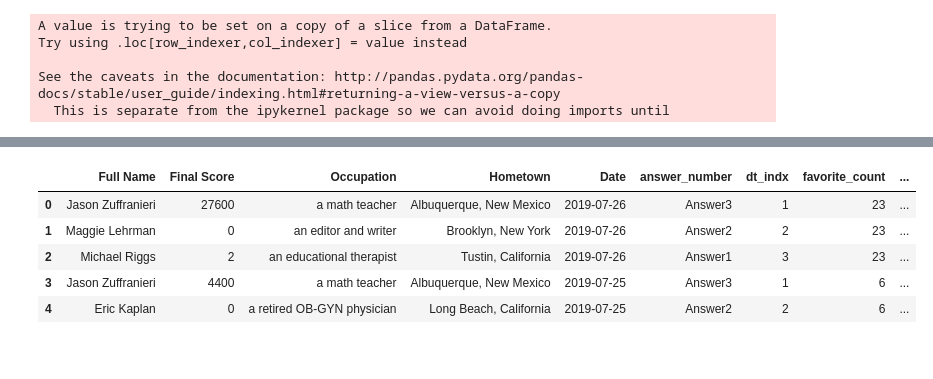
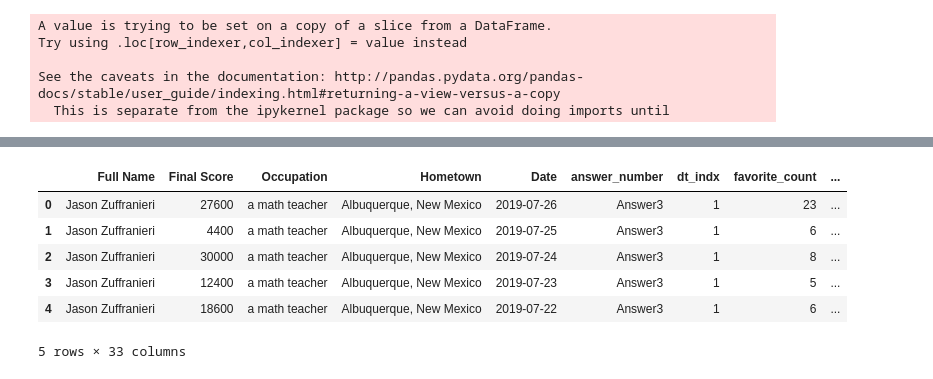
Before and after one commit to JamesWWilson/Jeopardy-Fun-Facts, a Jupyter notebook: Scripts/010_an_merge.ipynb, the cells around one changed output, grey strips where cells are left out. Cells and saved outputs as stored; diff of their text form; code cells hidden in the pictures.

```diff
--- a/Scripts/010_an_merge.ipynb
+++ b/Scripts/010_an_merge.ipynb
@@ -53,0 +56,2 @@ jeopardy_df = jeopardy.iloc[:,[4,2,5,6,10,11,12,15,16,19]]
+# %%
+jeopardy_df = jeopardy.iloc[:,[4,2,5,6,10,11,12,15,16,19,20]]
@@ -100,0 +124,3 @@ jeopardy_df.loc[:,'state'] = jeopardy_df.loc[:,'state'].str.strip()
+# %%
+# map gross winnings to each player
+jeopardy_df['gross_winnings'] = jeopardy_df.groupby('Full Name')['Final Score'].transform(sum)
@@ -100,0 +136,4 @@ jeopardy_df.loc[:,'state'] = jeopardy_df.loc[:,'state'].str.strip()
+# %%
+# Incorporate us cities geo information
+uscities = pd.read_csv("../Data/uscities.csv", dtype=str)
+uscities.head()
@@ -100,0 +150,3 @@ jeopardy_df.loc[:,'state'] = jeopardy_df.loc[:,'state'].str.strip()
+# %%
+# remove non state values
+jeopardy_df = pd.merge(jeopardy_df, uscities, left_on=['city','state'], right_on = ["city","state_name"], how="inner")
@@ -101,11 +172,12 @@ jeopardy_df.loc[:,'state'] = jeopardy_df.loc[:,'state'].str.strip()
 # %%
-jeopardy_df.head(5)
+jeopardy_df.head()
 # %% [output]
 |  | Full Name | Final Score | Occupation | Hometown | Date | answer_number | dt_indx | favorite_count | ... |
 | 0 | Jason Zuffranieri | 27600 | a math teacher | Albuquerque, New Mexico | 2019-07-26 | Answer3 | 1 | 23 | ... |
-| 1 | Maggie Lehrman | 0 | an editor and writer | Brooklyn, New York | 2019-07-26 | Answer2 | 2 | 23 | ... |
-| 2 | Michael Riggs | 2 | an educational therapist | Tustin, California | 2019-07-26 | Answer1 | 3 | 23 | ... |
-| 3 | Jason Zuffranieri | 4400 | a math teacher | Albuquerque, New Mexico | 2019-07-25 | Answer3 | 1 | 6 | ... |
-| 4 | Eric Kaplan | 0 | a retired OB-GYN physician | Long Beach, California | 2019-07-25 | Answer2 | 2 | 6 | ... |
+| 1 | Jason Zuffranieri | 4400 | a math teacher | Albuquerque, New Mexico | 2019-07-25 | Answer3 | 1 | 6 | ... |
+| 2 | Jason Zuffranieri | 30000 | a math teacher | Albuquerque, New Mexico | 2019-07-24 | Answer3 | 1 | 8 | ... |
+| 3 | Jason Zuffranieri | 12400 | a math teacher | Albuquerque, New Mexico | 2019-07-23 | Answer3 | 1 | 5 | ... |
+| 4 | Jason Zuffranieri | 18600 | a math teacher | Albuquerque, New Mexico | 2019-07-22 | Answer3 | 1 | 6 | ... |
+5 rows × 33 columns
 # %%
 jeopardy_df.to_csv('../Data/clean_jeopardy_data.csv', index = None, header=True) #Don't forget to add '.csv' at the end of the path
```
Also changed, not shown: parts of 12 cells of this notebook, 16 other files.
